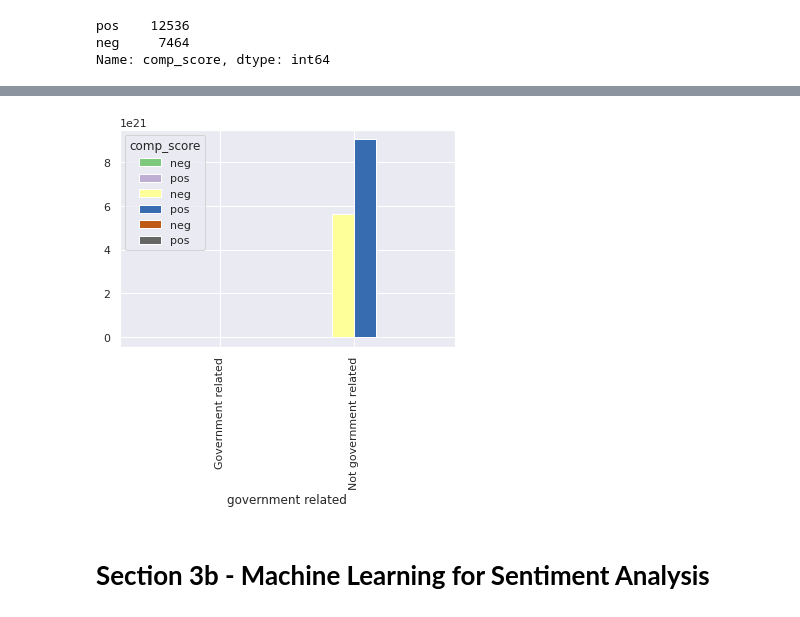
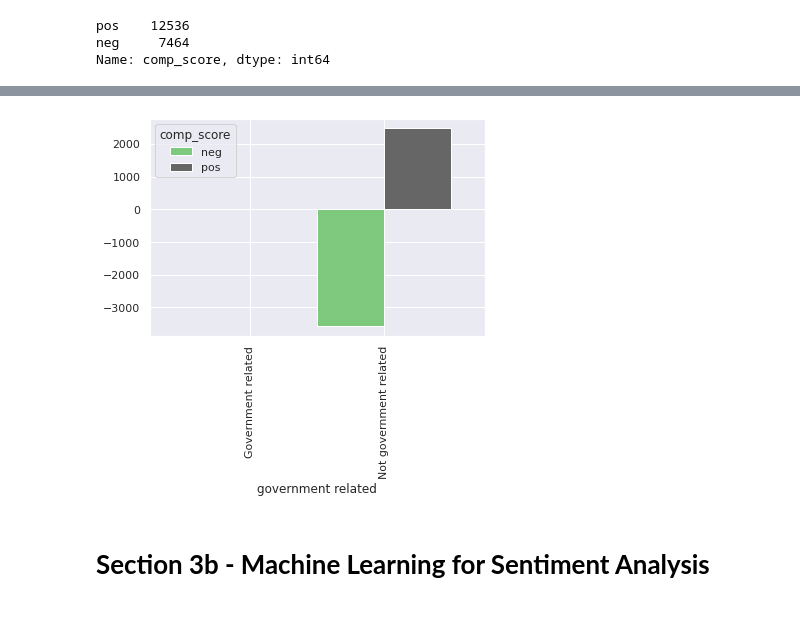
Before and after one commit to James-Ly-MA5851/MA5851Assignment3, a Jupyter notebook: MA5851_A3_Code_James_Ly.ipynb, the cells around one changed output, grey strips where cells are left out. Saved outputs shown, nothing was run; the diff lists cells and outputs as text; code cells hidden in the pictures.

```diff
--- a/MA5851_A3_Code_James_Ly.ipynb
+++ b/MA5851_A3_Code_James_Ly.ipynb
@@ -427,6 +428,7 @@ Name: comp_score, dtype: int64
 # %%
 # Analysis of the sentiment scores
 
-tweets_df.groupby(['government related','comp_score']).hist()
+tweets_df_hist = tweets_df_govt[["content","government related","comp_score","compound"]]
+tweets_df_hist.groupby(['government related','comp_score']).hist()
 # %% [output]
 government related      comp_score
@@ -440,18 +442,18 @@ dtype: object
 # %%
 # Analysis of the sentiment scores
 
 import seaborn
 import matplotlib.cm as cm
 import matplotlib.pyplot as plt
 
 seaborn.set() #make the plots look pretty
-ag = tweets_df_govt.groupby(['government related','comp_score']).sum().unstack()
+ag = tweets_df_hist.groupby(['government related','comp_score']).sum().unstack()
 ag.columns = ag.columns.droplevel()
 
 ag.plot(kind = 'bar', colormap = cm.Accent, width = 1)
 plt.show()
 # %% [output]
-[figure, old version]
+[figure, new version]
 # %% [markdown]
 # **Section 3b - Machine Learning for Sentiment Analysis**
 # %%
```
Also changed, not shown: parts of 14 cells of this notebook.
